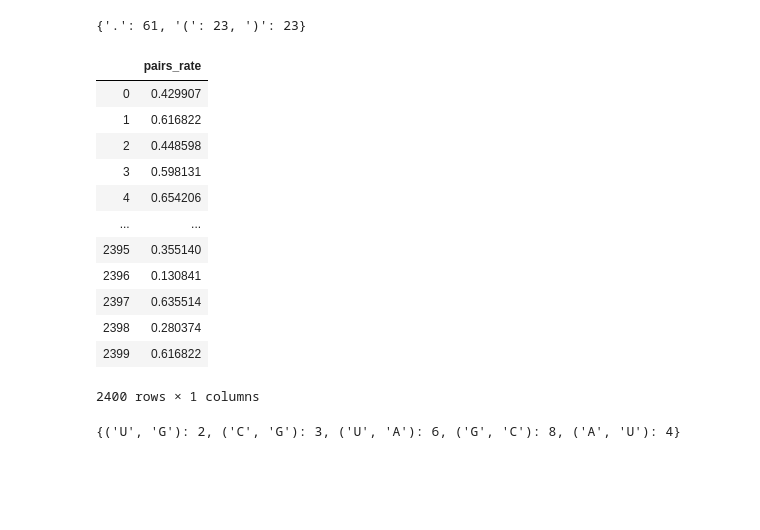
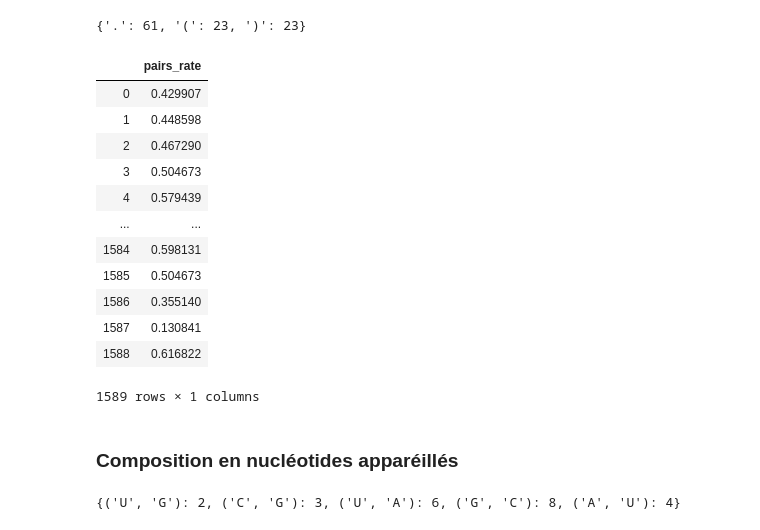
Before and after one commit to nromari/OpenVaccine_COVID19, a Jupyter notebook: Kaggle.ipynb, the cells around one changed output. Drawn from its saved outputs; the diff is of its cells as text; code cells hidden in the pictures; blank space fills up the shorter version.

```diff
--- a/Kaggle.ipynb
+++ b/Kaggle.ipynb
@@ -237,8 +249,8 @@ dict(count(sample['sequence']))
 {'G': 19, 'A': 45, 'C': 23, 'U': 20}
 # %%
 bases = []
-for j in range(len(train)):
-    counts = dict(count(train.iloc[j]['sequence']))
+for i in range(len(train_f)):
+    counts = dict(count(train_f.iloc[i]['sequence']))
     bases.append((
         counts['A'] / 107,
         counts['G'] / 107,
@@ -269,28 +283,30 @@ dict(count(sample['structure']))
 # %% [output]
 {'.': 61, '(': 23, ')': 23}
 # %%
-pairs_rate = []
+pairs_rate = [] # A comprendre !!!!!!!!!!
 
-for j in range(len(train)):
-    res = dict(count(train.iloc[j]['structure']))
+for j in range(len(train_f)):
+    res = dict(count(train_f.iloc[j]['structure']))
     pairs_rate.append(res['('] / 53.5)
 
 pairs_rate = pd.DataFrame(pairs_rate, columns=['pairs_rate'])
 pairs_rate
 # %% [output]
 |  | pairs_rate |
 | 0 | 0.429907 |
-| 1 | 0.616822 |
-| 2 | 0.448598 |
-| 3 | 0.598131 |
-| 4 | 0.654206 |
+| 1 | 0.448598 |
+| 2 | 0.467290 |
+| 3 | 0.504673 |
+| 4 | 0.579439 |
 | ... | ... |
-| 2395 | 0.355140 |
-| 2396 | 0.130841 |
-| 2397 | 0.635514 |
-| 2398 | 0.280374 |
-| 2399 | 0.616822 |
+| 1584 | 0.598131 |
+| 1585 | 0.504673 |
+| 1586 | 0.355140 |
+| 1587 | 0.130841 |
+| 1588 | 0.616822 |
-2400 rows × 1 columns
+1589 rows × 1 columns
+# %% [markdown]
+### Composition en nucléotides apparéillés
 # %%
 pairs_dict = {}
 queue = []
```
Also changed, not shown: parts of 20 cells of this notebook, 1 other file.
